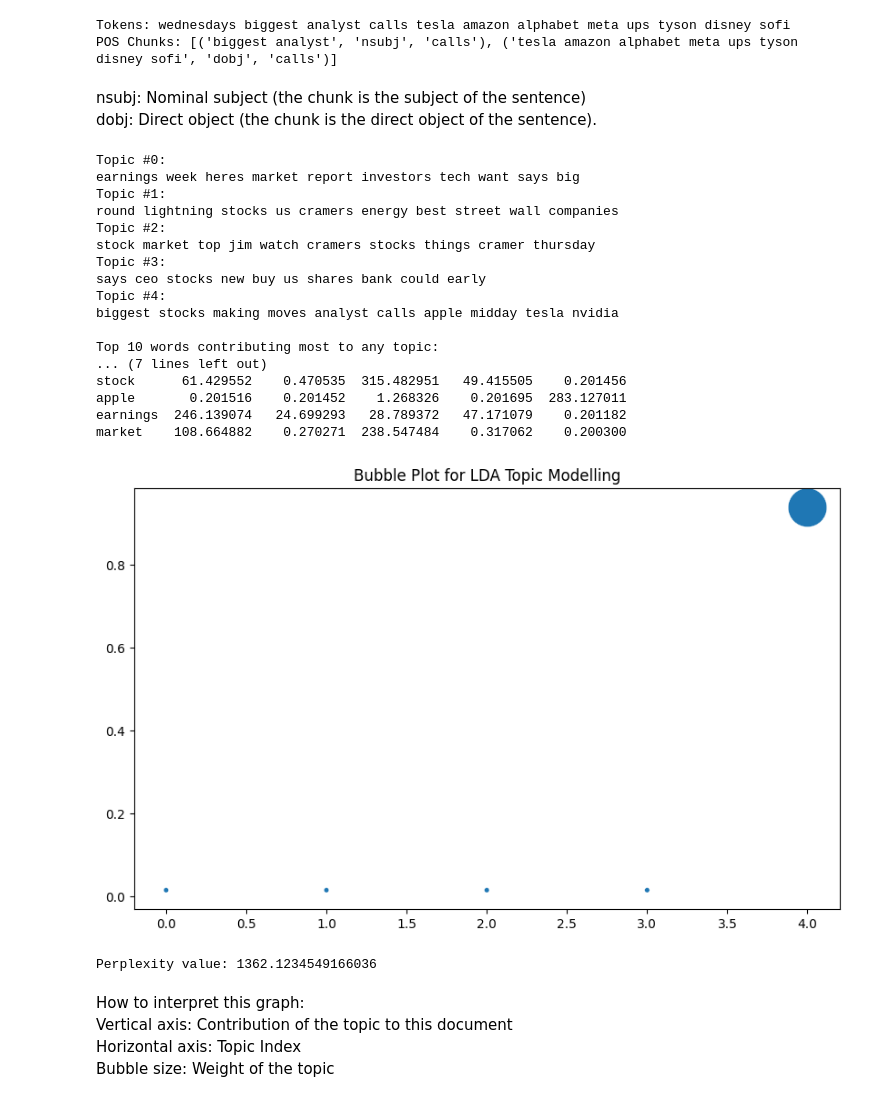
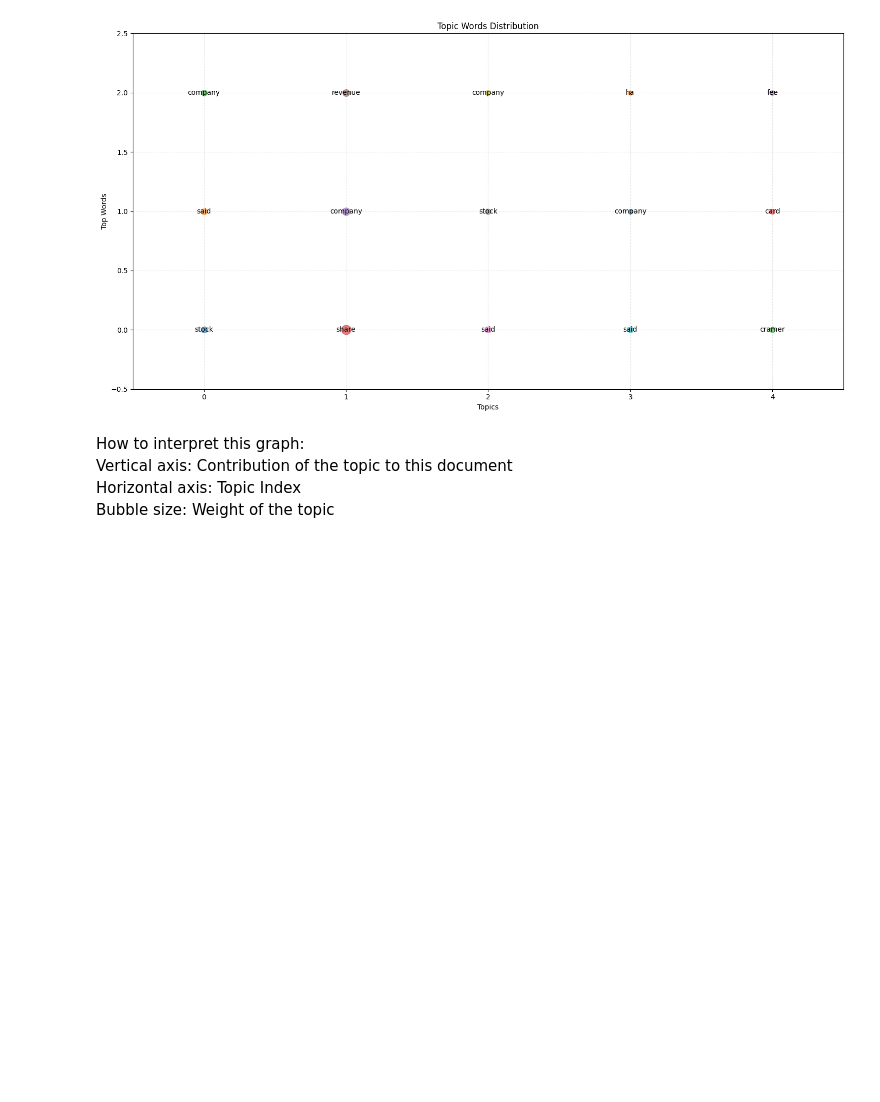
Before and after one commit to GeorgePPP/fyp_nlp, a Jupyter notebook: eda_news.ipynb, the cells around one changed output. Saved outputs shown, nothing was run; the diff lists cells and outputs as text; code cells hidden in the pictures; blank space fills up the shorter version.

```diff
--- a/eda_news.ipynb
+++ b/eda_news.ipynb
@@ -15,6 +23,6 @@ HI This is an extra markdown
 # %%
 # Load dataset
-file_path = 'Compiled dataset.csv'  # Change to your file path
+file_path = 'dataset.csv'  # Change to your file path
 df = pd.read_csv(file_path)
 
 # Display first few rows of the dataset
@@ -49,28 +42,0 @@ True
-# %%
-stop_words = set(stopwords.words('english'))
-stemmer = SnowballStemmer("english")  # Initialize stemmer
-
-def tokenize(text):
-    # Lowercase the text
-    text = text.lower()
-    # Remove any non-alphabet characters
-    text = re.sub(r'[^a-z\s]', '', text)
-
-    # Stem the text
-    stemmer.stem(WordNetLemmatizer().lemmatize(text, pos='v'))
-
-    # Tokenize
-    tokens = word_tokenize(text)
-
-    # Remove stopwords
-    tokens = [word for word in tokens if word not in stop_words]
-    return ' '.join(tokens)
-
-df.columns = df.columns.str.lower()
-
-# Apply preprocessing on 'text' column
-df['tokens'] = df['text'].apply(tokenize)
-
-# Output dimensions and shape
-print(f"Title: {df['text'].head()[0]}")
-print(f"Tokens: {df['tokens'].head()[0]}")
@@ -81,25 +226,14 @@ Tokens: wednesdays biggest analyst calls tesla amazon alphabet meta ups tyson di
 # Load Spacy model
 nlp = spacy.load('en_core_web_sm')
 
-# POS Tagging and Chunking Function
+# Your existing POS tagging function
 def pos_tagging_and_chunking(text):
     doc = nlp(text)
     chunks = []
-    for chunk in doc.noun_chunks: # Here only noun chunks are extracted
-        chunks.append((chunk.text, chunk.root.dep_, chunk.root.head.text)) # chunk text, dependency label, head text
+    for chunk in doc.noun_chunks:
+        chunks.append((chunk.text, chunk.root.dep_, chunk.root.head.text))
     return chunks
 
-# Apply to the preprocessed text
+# Assuming df['tokens'] exists
 df['pos_chunks'] = df['tokens'].apply(pos_tagging_and_chunking)
-
-# Check output
-print(f"Tokens: {df['tokens'].head()[0]}")
-print(f"POS Chunks: {df['pos_chunks'].head()[0]}")
-
-# The POS chunks show extracted noun phrases with their dependency information.
+df['pos_chunks']
-# %% [output]
-Tokens: wednesdays biggest analyst calls tesla amazon alphabet meta ups tyson disney sofi
-POS Chunks: [('biggest analyst', 'nsubj', 'calls'), ('tesla amazon alphabet meta ups tyson disney sofi', 'dobj', 'calls')]
-# %% [markdown]
-nsubj: Nominal subject (the chunk is the subject of the sentence) \
-dobj: Direct object (the chunk is the direct object of the sentence).
@@ -147,44 +434,28 @@ def visualize_and_get_topic_weights(lda, lda_topics, vectorizer):
 # %%
 from sklearn.decomposition import LatentDirichletAllocation
+import numpy as np
 
 # Vectorize the preprocessed text
 vectorizer = CountVectorizer(max_df=0.9, min_df=2) # Convert into numerical value
 X = vectorizer.fit_transform(df['tokens'])
 
 # LDA Topic Modelling
 lda = LatentDirichletAllocation(n_components=5, random_state=42) # 5 topics to extract
 lda_topics = lda.fit_transform(X)
 
 # Visualize the results
 def plot_topics(model, vectorizer, top_n=10):
     words = vectorizer.get_feature_names_out()
     for topic_idx, topic in enumerate(model.components_):
         print(f"Topic #{topic_idx}:")
         print(" ".join([words[i] for i in topic.argsort()[:-top_n - 1:-1]]))
 
 # Display LDA
-visualize_and_get_topic_weights(lda, lda_topics, vectorizer) # Top 10 text
-print(f"Perplexity value: {lda.perplexity(X)}")
+# Generate and plot topic weights
+topic_weights, top_words = normalize_and_visualize_topic_weights(lda, vectorizer)
+plot_topic_weights(topic_weights, top_words, num_topics=5, num_words=3)
 # %% [output]
-Topic #0:
-earnings week heres market report investors tech want says big
-Topic #1:
-round lightning stocks us cramers energy best street wall companies
-Topic #2:
-stock market top jim watch cramers stocks things cramer thursday
-Topic #3:
-says ceo stocks new buy us shares bank could early
-Topic #4:
-biggest stocks making moves analyst calls apple midday tesla nvidia
-
-Top 10 words contributing most to any topic:
-... (7 lines left out)
-stock      61.429552    0.470535  315.482951   49.415505    0.201456
-apple       0.201516    0.201452    1.268326    0.201695  283.127011
-earnings  246.139074   24.699293   28.789372   47.171079    0.201182
-market    108.664882    0.270271  238.547484    0.317062    0.200300
-[figure, old version]
+[figure, new version]
-Perplexity value: 1362.1234549166036
 # %% [markdown]
 How to interpret this graph: \
 Vertical axis: Contribution of the topic to this document \
```
Also changed, not shown: parts of 34 cells of this notebook, 5 other files.
